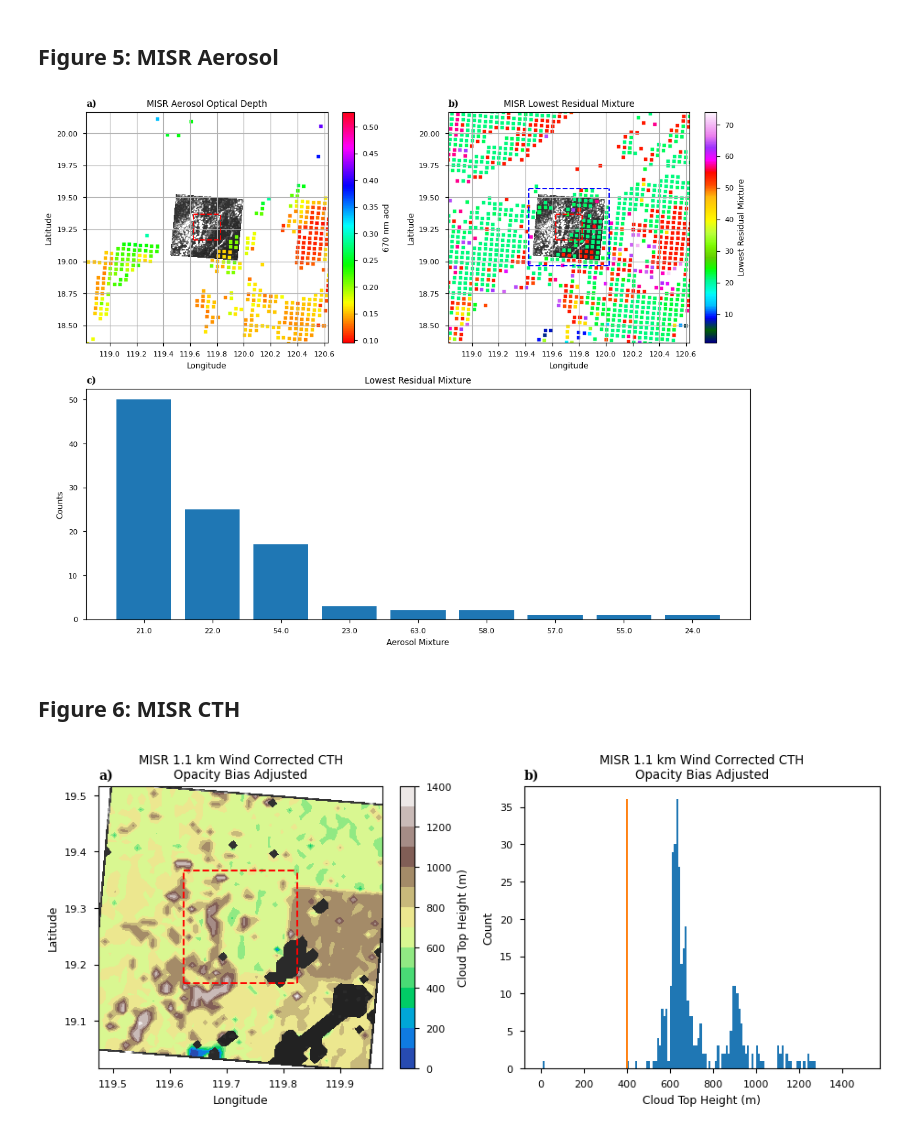
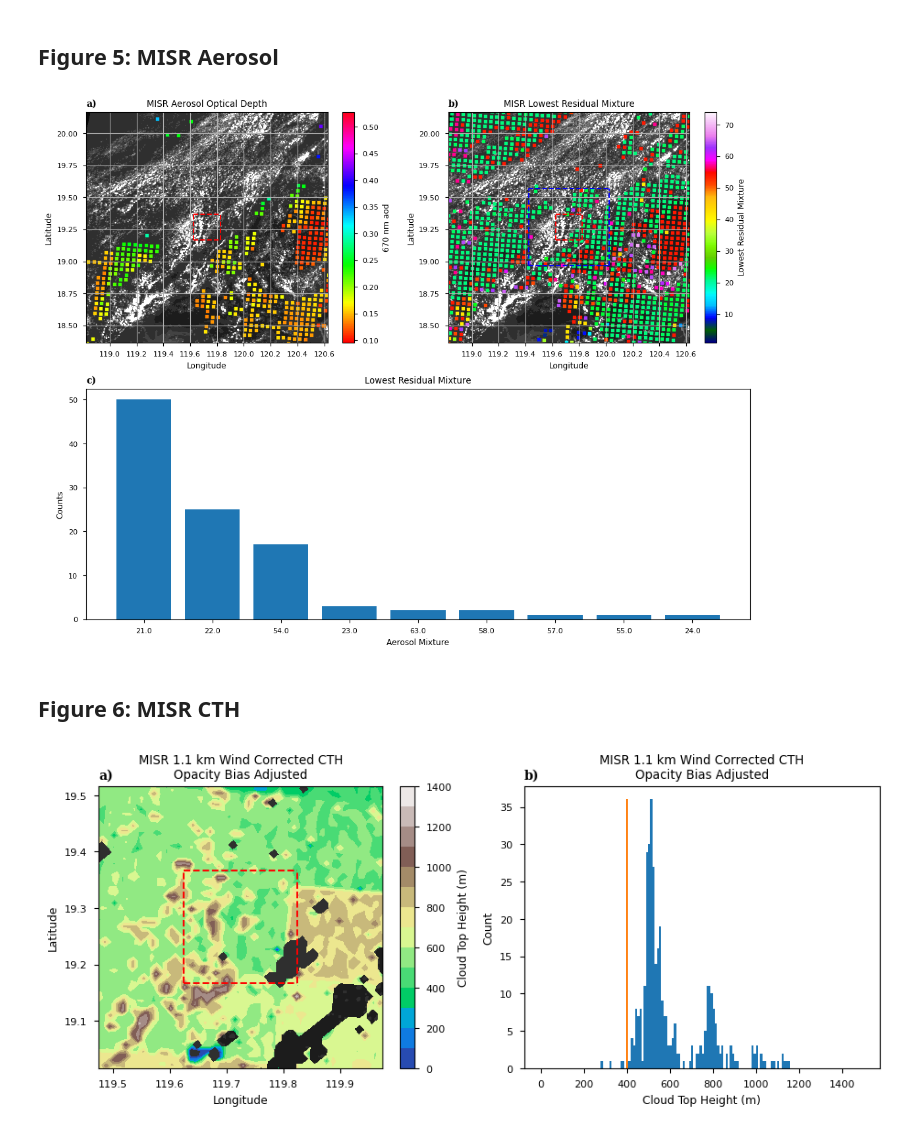
Before and after one commit to jlun17/misr-at3d-camp2ex, a Jupyter notebook: notebooks/investigation/CAMP2Ex_overview.ipynb, the cells around one changed output. Cells and saved outputs as stored; diff of their text form; code cells hidden in the pictures.

```diff
--- a/notebooks/investigation/CAMP2Ex_overview.ipynb
+++ b/notebooks/investigation/CAMP2Ex_overview.ipynb
@@ -43,11 +43,11 @@ def load_misr_aerosols(aerosol_file):
     return aerosol_ds
 # %%
 # Load MISR OBS
-obs_file = '/data/keeling/a/johntl3/b/LundstromPub2025/data/interim/MISR_OBS_CAMP2Ex_RF17_default.nc'
+obs_file = '/data/keeling/a/johntl3/b/LundstromPub2025/data/interim/MISR_OBS_CAMP2Ex_RF17_wide.nc'
 obs = xr.load_dataset(obs_file, engine='netcdf4')
 
 # Load MISR CTH
-cth_file = '/data/keeling/a/johntl3/b/LundstromPub2025/data/interim/MISR_CTH_CAMP2Ex_RF17_default.nc'
+cth_file = '/data/keeling/a/johntl3/b/LundstromPub2025/data/interim/MISR_CTH_CAMP2Ex_RF17_wide.nc'
 cth = xr.load_dataset(cth_file)
 
 # Load P3 data
@@ -83,7 +83,7 @@ era_975hpa = era_upper.sel(pressure_level=975)
 era_950hpa = era_upper.sel(pressure_level=950)
 
 # Load MISR CMV data
-misr_cmv = xr.load_dataset('/data/keeling/a/johntl3/b/LundstromPub2025/data/interim/MISR_CMV_CAMP2Ex_RF17.nc')
+misr_cmv = xr.load_dataset('/data/keeling/a/johntl3/b/LundstromPub2025/data/interim/MISR_CMV_CAMP2Ex_RF17_wide.nc')
 # %%
 # Set local target point
 # sm_obs_file = '../intermediate_data/MISR_OBS_CAMP2Ex_RF17_Pris.nc'
@@ -998,7 +966,7 @@ if(savefigs):
         transparent=False
     )
 # %% [output]
-[figure, old version]
+[figure, new version]
 # %% [markdown]
 ## Figure 6: MISR CTH
 # %%
@@ -1014,9 +982,6 @@ sub_cond = lon_cond & lat_cond
 lon_pad = 1.5
 lat_pad = 1.5
 
-## Stereo Opacity Bias Adjusted
-opacity_bias = 120 # m -- based on figure 9 Loveridge & Di Girolamo (2025)
-
 f, ax = plt.subplots(1, 2, figsize=(11,4))
 
 # Plot MISR BRF
@@ -1028,33 +993,33 @@ ax[0].set_ylabel('Latitude')
 
 # Plot MISR CTH
 levels = np.arange(0, 1500, 100)
-cth_ax = ax[0].contourf(cth.lon1100.data, cth.lat1100.data, cth.cth.data+opacity_bias, alpha=1.0, vmin=0, vmax=1400, levels=levels, cmap=cth_cmap)
+cth_ax = ax[0].contourf(cth.lon1100.data, cth.lat1100.data, cth.cth.data, alpha=1.0, vmin=0, vmax=1400, levels=levels, cmap=cth_cmap)
 plt.colorbar(cth_ax, ax=ax[0], label='Cloud Top Height (m)')
 ax[0].set_title('MISR 1.1 km Wind Corrected CTH\nOpacity Bias Adjusted')
 
 plot_box(ll, ur, f, ax[0], c='r')
 
 # Plot AT3D retreival center & sampling points
 # ax[0].scatter(target_lon, target_lat, marker='*', c=target_color, s=30, label='Retrieval Center')
 # ax[0].scatter(obs.lon17600.data, obs.lat17600, s=3, c='tab:red')
 
 bins = np.arange(-1, 1501, 10) + 0.5
-h = ax[1].hist(np.ravel(cth.cth.data[sub_cond] + opacity_bias), bins=bins)
+h = ax[1].hist(np.ravel(cth.cth.data[sub_cond]), bins=bins)
 ax[1].vlines(lcl, 0, np.max(h[0]), colors='tab:orange')
 ax[1].set_xlabel('Cloud Top Height (m)')
 ax[1].set_ylabel('Count')
 ax[1].set_title('MISR 1.1 km Wind Corrected CTH\nOpacity Bias Adjusted')
 # print(h[1])
 
 set_labels(ax.flatten())
 
 if(savefigs):
     plt.savefig(
         '/data/keeling/a/johntl3/b/LundstromPub2025/CAMP2Ex_RF17/all_figures/V02_figure06_MISR_CTH.png',
         format='png',
         dpi=300,
         bbox_inches='tight',
         transparent=False
     )
 # %% [output]
-[figure, old version]
+[figure, new version]
```
Also changed, not shown: parts of 9 cells of this notebook, 2 other files.
